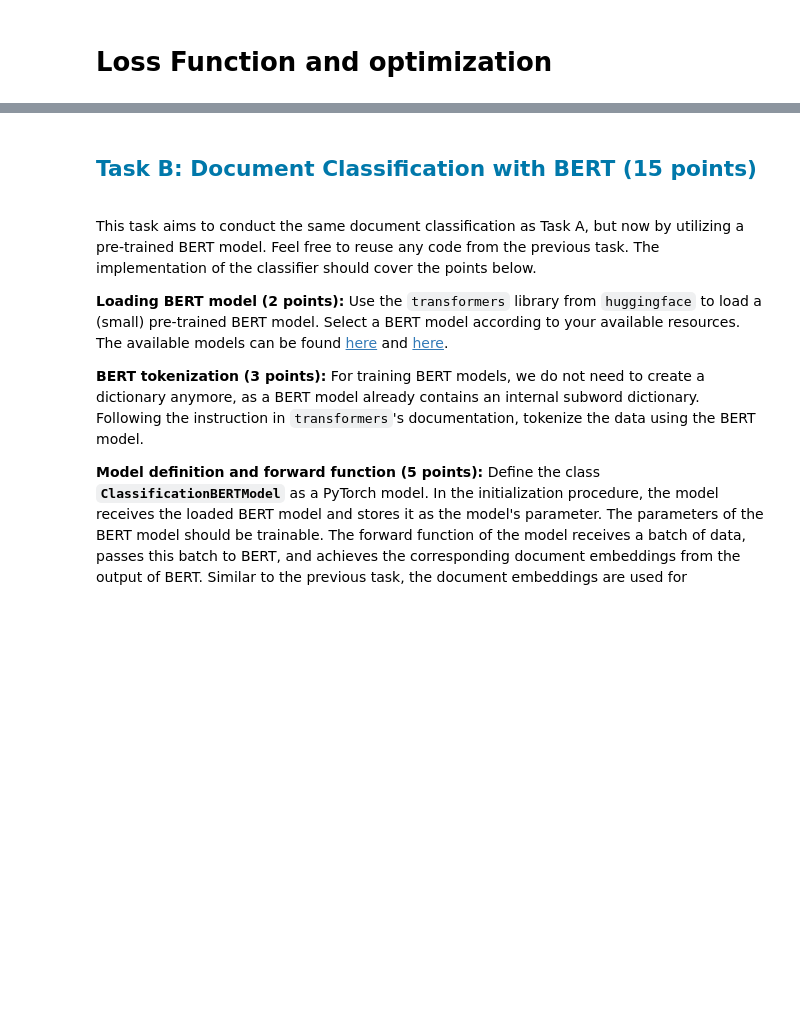
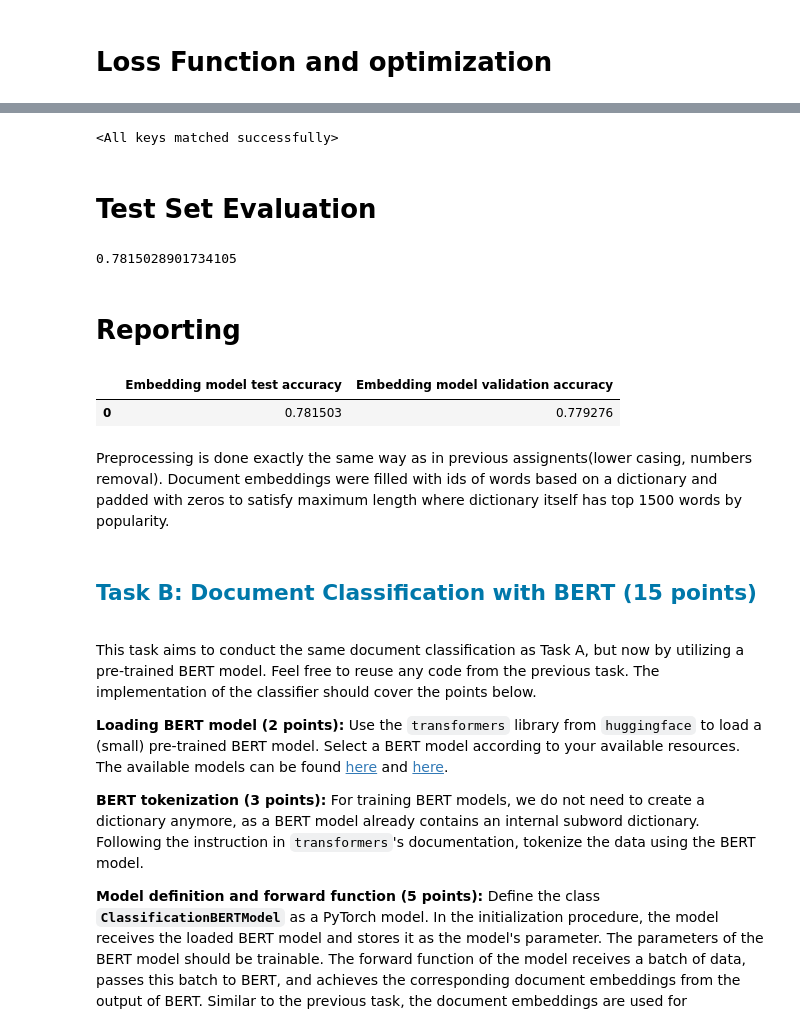
Before and after one commit to ozoin/NLP_Project, a Jupyter notebook: Assignment3.ipynb, the cells around one changed output, grey strips where cells are left out. Cells and saved outputs as stored; diff of their text form; code cells hidden in the pictures; blank space fills up the shorter version.

```diff
--- a/Assignment3.ipynb
+++ b/Assignment3.ipynb
@@ -595,0 +614,6 @@ optimizer = torch.optim.Adam(model.parameters(), lr=0.0001)
+# %%
+model_embed.load_state_dict(torch.load('/content/drive/torch_models/nn_emb(30_epochs).pth'))
+# %% [output]
+<All keys matched successfully>
+# %% [markdown]
+# Test Set Evaluation
@@ -596,3 +638,24 @@ optimizer = torch.optim.Adam(model.parameters(), lr=0.0001)
+# %%
+from sklearn.metrics import accuracy_score
+
+valid_score = accuracy_score(df_valid['Label'],y_val_embed)
+test_score = accuracy_score(df_test['Label'], y_test_embed)
+test_score
+# %% [output]
+0.7815028901734105
+# %% [markdown]
+# Reporting
+# %%
+res_table_bert = pd.DataFrame({
+    "Embedding model test accuracy": [test_score],
+    'Embedding model validation accuracy': [valid_score]
+})
+res_table_bert
+# %% [output]
+|  | Embedding model test accuracy | Embedding model validation accuracy |
+| 0 | 0.781503 | 0.779276 |
+# %% [markdown]
+Preprocessing is done exactly the same way as in previous assignents(lower casing, numbers removal). Document embeddings were filled with ids of words based on a dictionary and padded with zeros to satisfy maximum length where dictionary itself has top 1500 words by popularity.
 # %% [markdown]
 <a name="section-taskB"></a><h2 style="color:rgb(0,120,170)">Task B: Document Classification with BERT (15 points)</h2>
 # %% [markdown]
```
Also changed, not shown: parts of 31 cells of this notebook.
